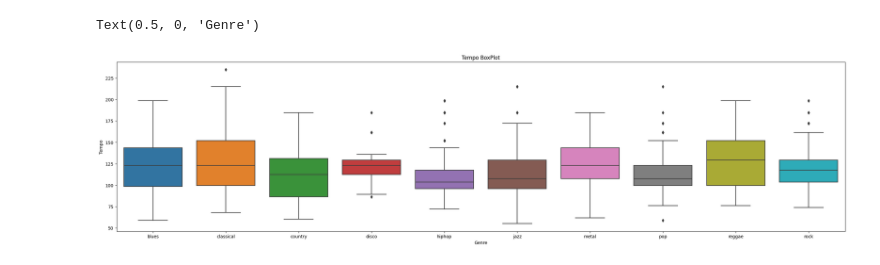
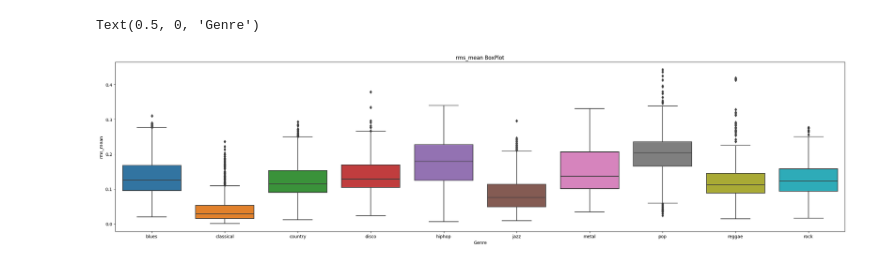
Before and after one commit to OlaAni/Final_Year_Project, a Jupyter notebook: AI/analysis.ipynb, the cells around one changed output. Drawn from its saved outputs; the diff is of its cells as text; code cells hidden in the pictures.

```diff
--- a/AI/analysis.ipynb
+++ b/AI/analysis.ipynb
@@ -15,7 +15,7 @@ import warnings;
 warnings.filterwarnings('ignore')
 # %%
 music_data = pd.read_csv(r"..\data\Data\features_3_sec.csv")
-music_data = music_data[['filename','label','chroma_stft_mean','chroma_stft_var','rms_mean','rms_var','spectral_centroid_mean','spectral_centroid_var','spectral_bandwidth_mean','spectral_bandwidth_var','rolloff_mean','rolloff_var','zero_crossing_rate_mean','zero_crossing_rate_var','harmony_mean','harmony_var','tempo']]
+music_data = music_data[['label','chroma_stft_mean','chroma_stft_var','rms_mean','rms_var','spectral_centroid_mean','spectral_centroid_var','spectral_bandwidth_mean','spectral_bandwidth_var','rolloff_mean','rolloff_var','zero_crossing_rate_mean','zero_crossing_rate_var','harmony_mean','harmony_var','tempo']]
 music_data.head()
 
 numeric_data = music_data.select_dtypes(include=['int64','float64'])
@@ -79,6 +36,12 @@ sns.boxplot(x = "label", y = "tempo", data = music_data[["label", "tempo"]]);
 plt.title('Tempo BoxPlot')
 plt.ylabel("Tempo")
 plt.xlabel("Genre")
-# %% [output]
-Text(0.5, 0, 'Genre')
-[figure, removed]
+# %%
+plt.figure(figsize=(30, 7));
+sns.boxplot(x = "label", y = "rms_mean", data = music_data[["label", "rms_mean"]]);
+plt.title('rms_mean BoxPlot')
+plt.ylabel("rms_mean")
+plt.xlabel("Genre")
+# %% [output]
+Text(0.5, 0, 'Genre')
+[figure, added]
```
Also changed, not shown: parts of 5 cells of this notebook, 5 other files.
